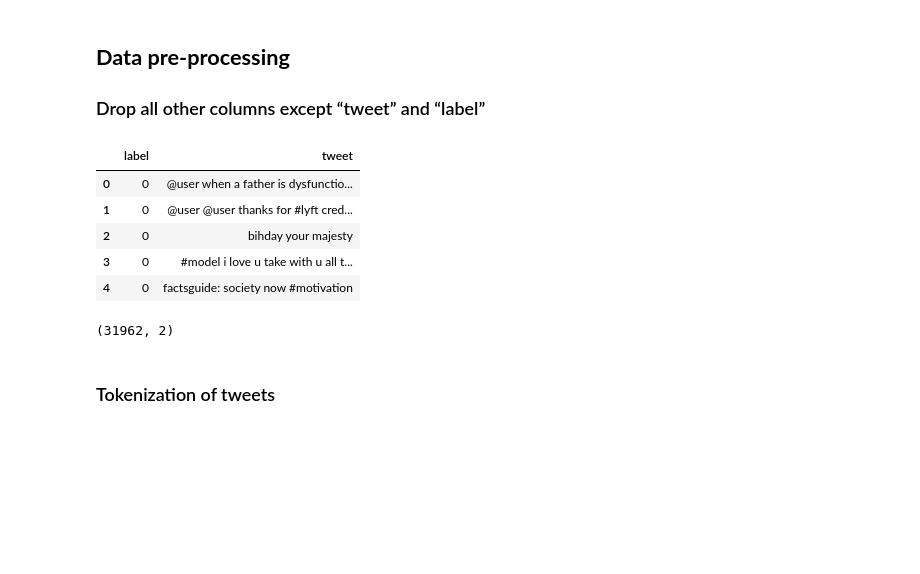
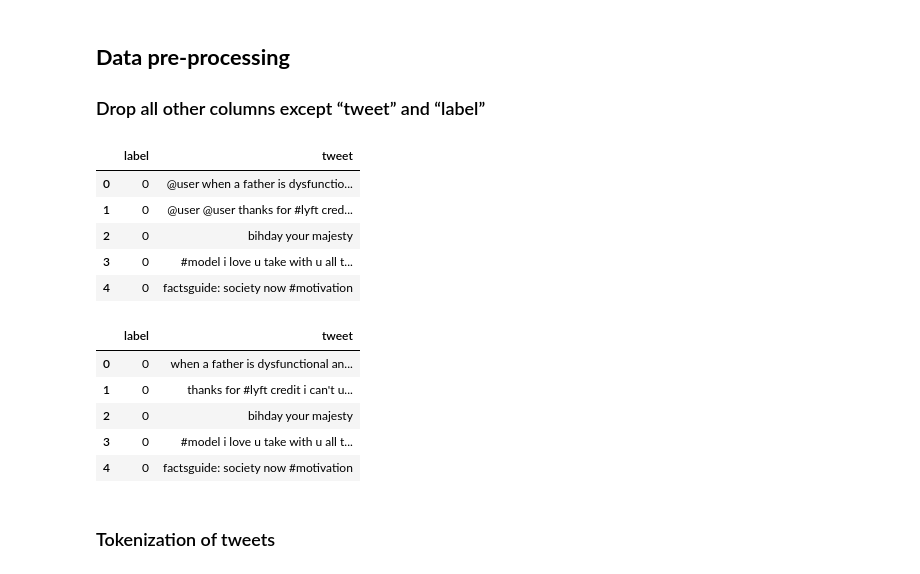
Before and after one commit to nishantbala/twitter-sentiment-analysis, a Jupyter notebook: sentiment-analysis.ipynb, the cells around one changed output. Drawn from its saved outputs; the diff is of its cells as text; code cells hidden in the pictures; blank space fills up the shorter version.

```diff
--- a/sentiment-analysis.ipynb
+++ b/sentiment-analysis.ipynb
@@ -73,19 +75,29 @@ trimmed_data = train.copy(deep=True)
 for col in train.columns:
   if (col != 'tweet' and col != 'label'):
     trimmed_data.drop([col], axis=1, inplace=True)
+trimmed_data.shape
+trimmed_data.head()
+# %% [output]
+|  | label | tweet |
+| 0 | 0 | @user when a father is dysfunctio... |
+| 1 | 0 | @user @user thanks for #lyft cred... |
+| 2 | 0 | bihday your majesty |
+| 3 | 0 | #model i love u take with u all t... |
+| 4 | 0 | factsguide: society now #motivation |
-# %%
-trimmed_data.head()
-# %% [output]
-|  | label | tweet |
-| 0 | 0 | @user when a father is dysfunctio... |
-| 1 | 0 | @user @user thanks for #lyft cred... |
-| 2 | 0 | bihday your majesty |
-| 3 | 0 | #model i love u take with u all t... |
-| 4 | 0 | factsguide: society now #motivation |
-# %%
-trimmed_data.shape
-# %% [output]
-(31962, 2)
+# %%
+# Remove mentions (twitter handle names eg: @user) from the sentence
+def remove_mentions(words):
+    return " ".join(filter(lambda x:x[0]!='@', words.split()))
+
+trimmed_data['tweet'] = trimmed_data['tweet'].apply(lambda x: remove_mentions(x))
+trimmed_data.head()
+# %% [output]
+|  | label | tweet |
+| 0 | 0 | when a father is dysfunctional an... |
+| 1 | 0 | thanks for #lyft credit i can't u... |
+| 2 | 0 | bihday your majesty |
+| 3 | 0 | #model i love u take with u all t... |
+| 4 | 0 | factsguide: society now #motivation |
 # %% [markdown]
 ### Tokenization of tweets
 # %%
```
Also changed, not shown: parts of 16 cells of this notebook.
